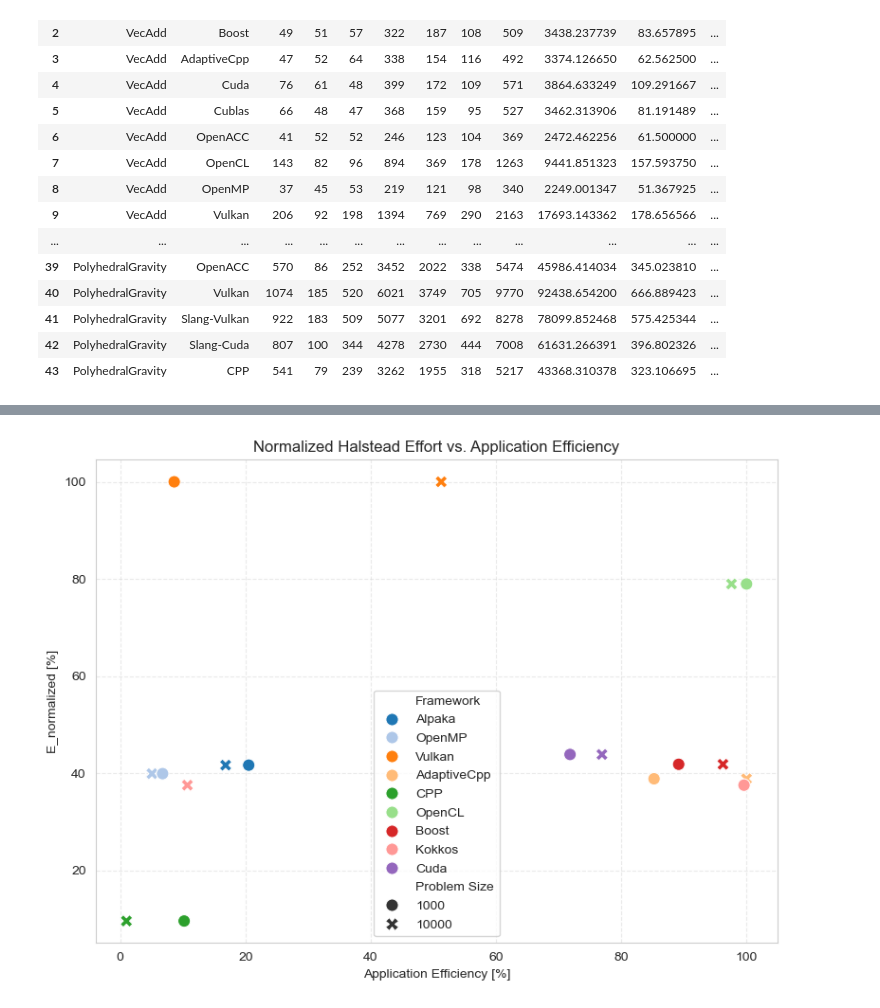
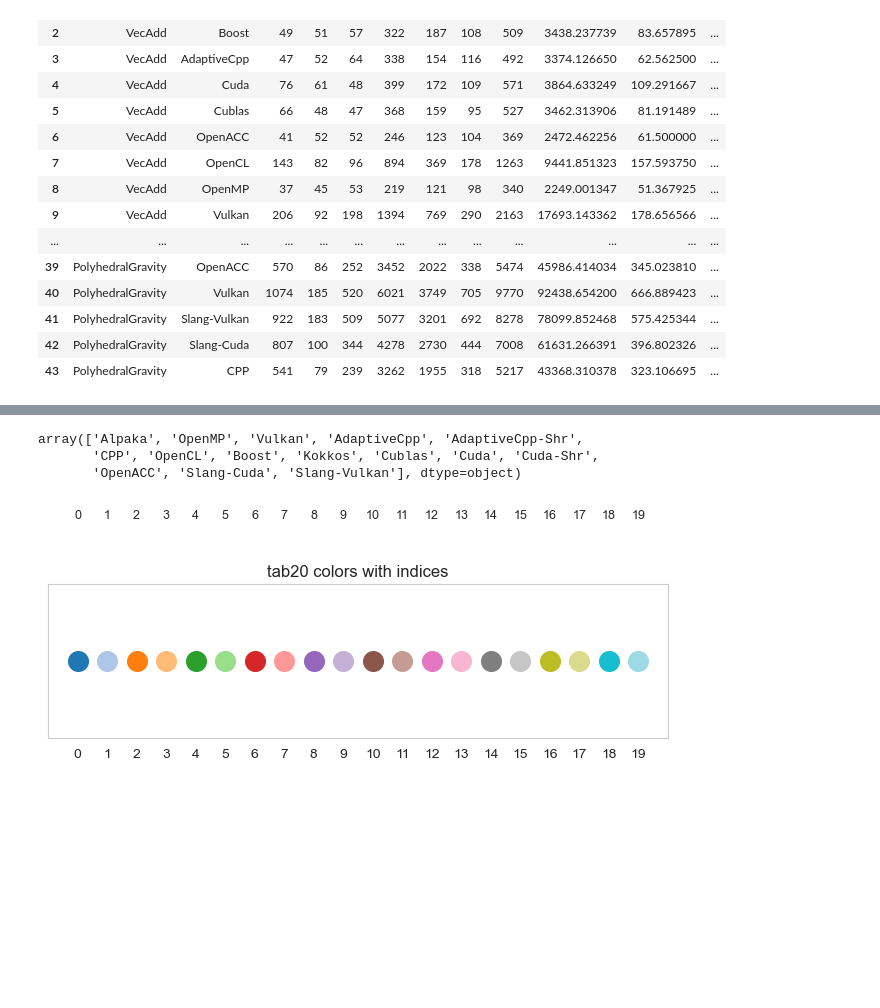
Before and after one commit to schuhmaj/performance-portability-benchmark, a Jupyter notebook: scripts/hpc-asia-2026.ipynb, the cells around one changed output, grey strips where cells are left out. Drawn from its saved outputs; the diff is of its cells as text; code cells hidden in the pictures; blank space fills up the shorter version.

```diff
--- a/scripts/hpc-asia-2026.ipynb
+++ b/scripts/hpc-asia-2026.ipynb
@@ -238,27 +154,0 @@ plt.show()
-# %%
-df2 = filter_and_normalize(df_merged, "NBody", 10000, "Wall Clock Time")
-df3 = filter_and_normalize(df_merged, "NBody", 1000, "Wall Clock Time")
-
-# Reconstruct Problem Size column and merge
-df2 = df2.copy()
-df2["Problem Size"] = 10000
-df3 = df3.copy()
-df3["Problem Size"] = 1000
-df_merged_sizes = pd.concat([df2, df3], ignore_index=True)
-
-plt.figure(figsize=(8, 6))
-ax = sns.scatterplot(
-    data=df_merged_sizes,
-    x="Application Efficiency [%]",
-    y="E_normalized [%]",
-    hue="Framework",
-    style="Problem Size",
-    palette="tab20",
-    s=90
-)
-ax.set_title("Normalized Halstead Effort vs. Application Efficiency")
-ax.grid(True, linestyle="--", alpha=0.4)
-plt.tight_layout()
-plt.show()
-# %% [output]
-[figure, removed]
@@ -264,0 +183,20 @@ plt.show()
+# %%
+df_merged["Framework"].unique()
+# %% [output]
+array(['Alpaka', 'OpenMP', 'Vulkan', 'AdaptiveCpp', 'AdaptiveCpp-Shr',
+       'CPP', 'OpenCL', 'Boost', 'Kokkos', 'Cublas', 'Cuda', 'Cuda-Shr',
+       'OpenACC', 'Slang-Cuda', 'Slang-Vulkan'], dtype=object)
+# %%
+colors = matplotlib.colormaps["tab20"].colors
+plt.figure(figsize=(8, 2))
+for i, c in enumerate(colors):
+    plt.scatter(i, 0, color=c, s=200)
+    plt.text(i, 0.1, str(i), ha="center", va="bottom", fontsize=9)
+plt.yticks([])
+plt.xticks(range(len(colors)))
+plt.xlim(-1, len(colors))
+plt.title("tab20 colors with indices")
+plt.grid(False)
+plt.show()
+# %% [output]
+[figure, added]
```
Also changed, not shown: parts of 14 cells of this notebook.
